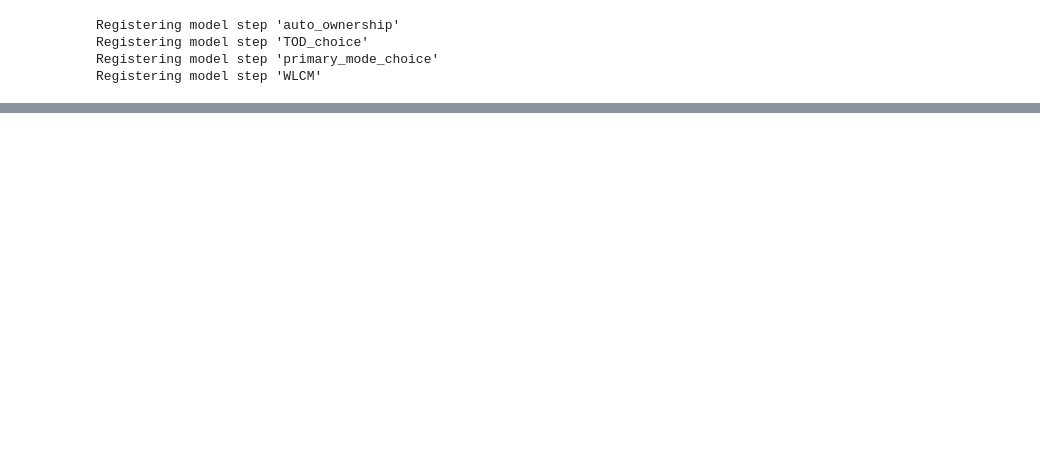
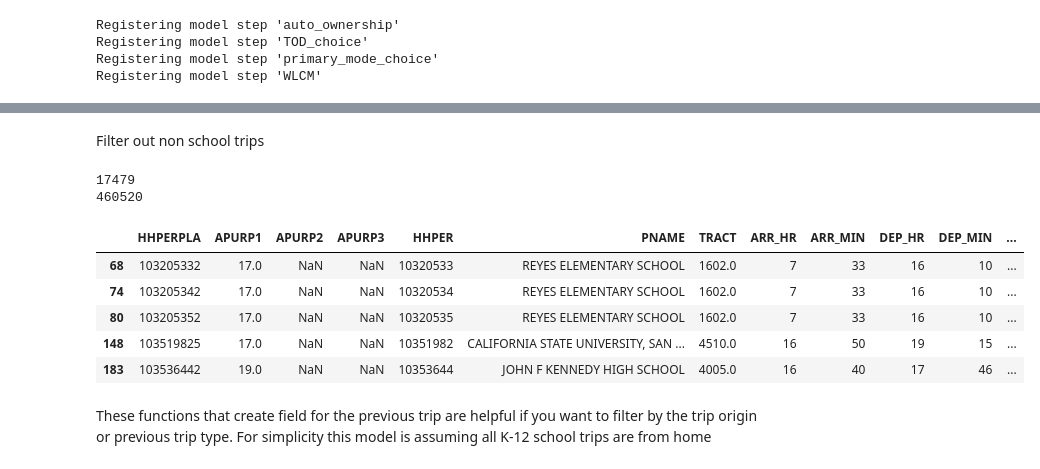
Before and after one commit to ual/ual_model_workspace, a Jupyter notebook: spring-2019-models/notebooks-amelia/clean CHTS data for school mode choice.ipynb, the cells around one changed output, grey strips where cells are left out. Saved outputs shown, nothing was run; the diff lists cells and outputs as text; code cells hidden in the pictures; blank space fills up the shorter version.

```diff
--- a/spring-2019-models/notebooks-amelia/clean CHTS data for school mode choice.ipynb
+++ b/spring-2019-models/notebooks-amelia/clean CHTS data for school mode choice.ipynb
@@ -418,0 +140,27 @@ NameError: name 'tripsR' is not defined
+# %%
+#place column is "school" if at least one of the 3 trip purpose columns is 5 (school/study trip purpose)
+school_purposes = [5.0, 17.0, 18.0, 19.0, 20.0, 5, 17, 18, 19, 20] #what about 22 drop off passengers?
+work_purposes = [9.0, 10.0, 16.0, 9, 10, 16]
+
+
+def assign_trip_type(row):
+    return assign_trip_type_helper(row["APURP1"], row["APURP2"], row["APURP3"], row["PNAME"])
+
+def assign_trip_type_helper(apurp1, apurp2, apurp3, pname):
+    if ((apurp1 in school_purposes) | (apurp2 in school_purposes) |
+        (apurp3 in school_purposes)):
+        return "school"
+
+    elif ((apurp1 in work_purposes) | (apurp2 in work_purposes) |
+          (apurp3 in work_purposes)):
+        return "work"
+    elif (pname == 'HOME'):
+        return "home"
+    else:
+        return "other"
+
+def assign_origin_trip_type(row):
+    if (row.HHPER == row.prev_HHPER):
+        return assign_trip_type_helper(row.prev_APURP1, row.prev_APURP2, row.prev_APURP3, row.prev_PNAME)
+    else:
+        return "no origin trip"
@@ -418,0 +187,19 @@ NameError: name 'tripsR' is not defined
+# %% [markdown]
+Filter out non school trips
+# %%
+activity3['trip_type'] = activity3.apply(assign_trip_type, axis=1)
+school_activity = activity3[activity3["trip_type"] == "school"]
+print(len(school_activity))
+print(len(activity3))
+school_activity.head()
+# %% [output]
+17479
+460520
+|  | HHPERPLA | APURP1 | APURP2 | APURP3 | HHPER | PNAME | TRACT | ARR_HR | ARR_MIN | DEP_HR | DEP_MIN | ... |
+| 68 | 103205332 | 17.0 | NaN | NaN | 10320533 | REYES ELEMENTARY SCHOOL | 1602.0 | 7 | 33 | 16 | 10 | ... |
+| 74 | 103205342 | 17.0 | NaN | NaN | 10320534 | REYES ELEMENTARY SCHOOL | 1602.0 | 7 | 33 | 16 | 10 | ... |
+| 80 | 103205352 | 17.0 | NaN | NaN | 10320535 | REYES ELEMENTARY SCHOOL | 1602.0 | 7 | 33 | 16 | 10 | ... |
+| 148 | 103519825 | 17.0 | NaN | NaN | 10351982 | CALIFORNIA STATE UNIVERSITY, SAN ... | 4510.0 | 16 | 50 | 19 | 15 | ... |
+| 183 | 103536442 | 19.0 | NaN | NaN | 10353644 | JOHN F KENNEDY HIGH SCHOOL | 4005.0 | 16 | 40 | 17 | 46 | ... |
+# %% [markdown]
+These functions that create field for the previous trip are helpful if you want to filter by the trip origin or previous trip type. For simplicity this model is assuming all K-12 school trips are from home
```
Also changed, not shown: parts of 78 cells of this notebook.
